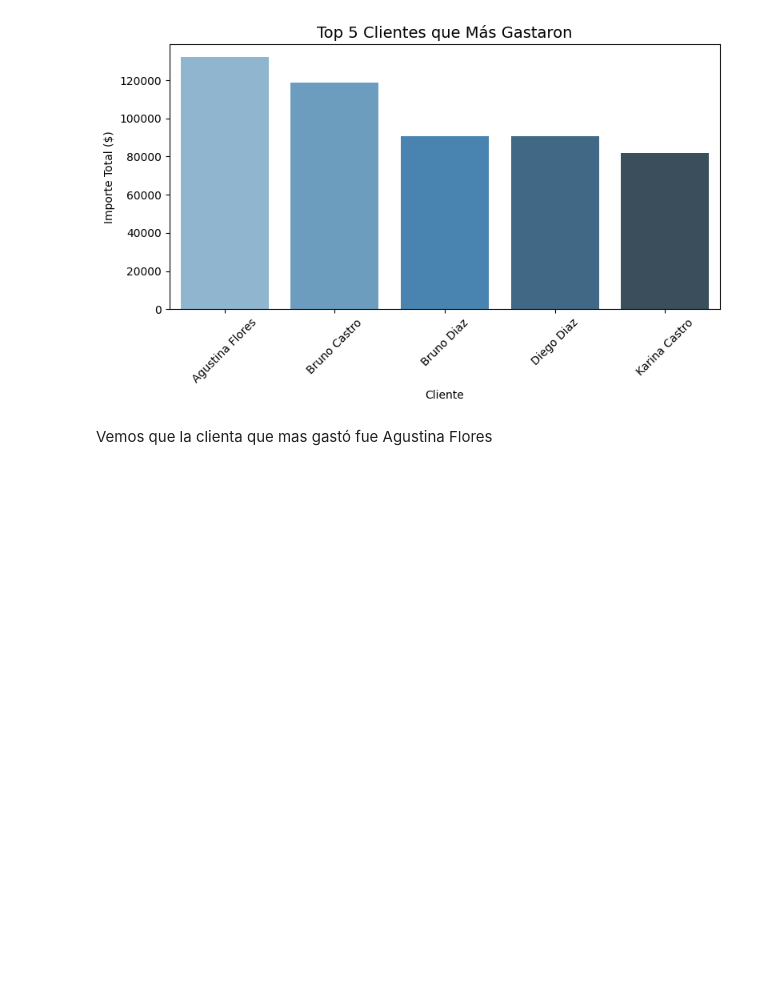
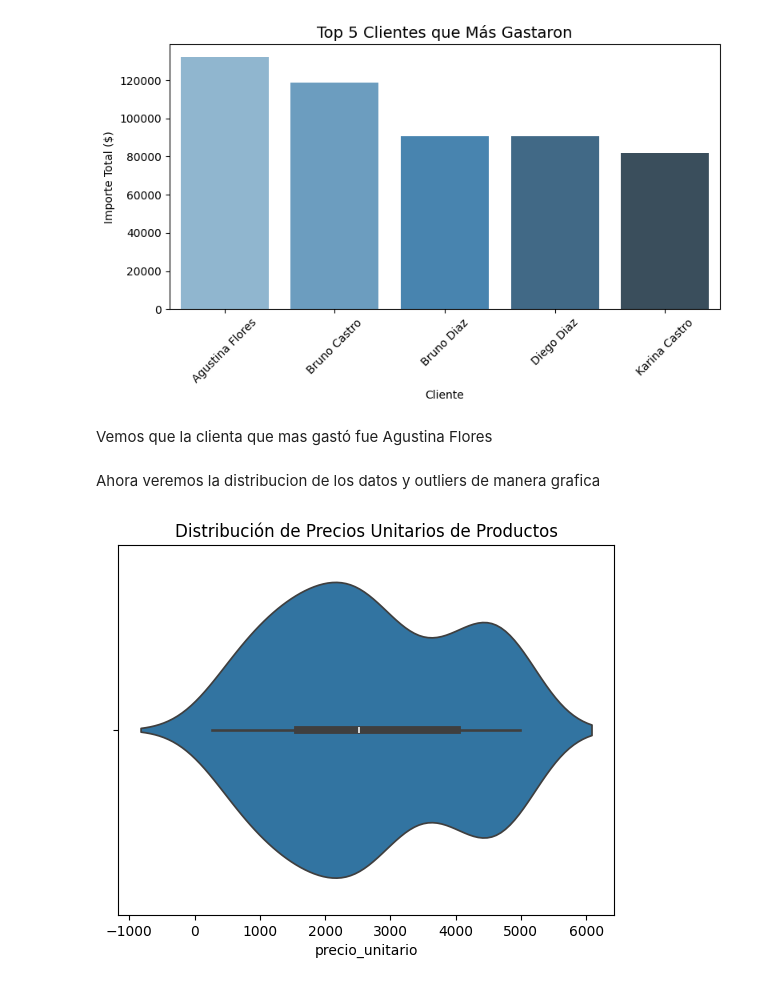
Before and after one commit to luisestebanardiles/Proyecto-Aurelion, a Jupyter notebook: limpieza_datos.ipynb, the cells around one changed output. Drawn from its saved outputs; the diff is of its cells as text; code cells hidden in the pictures; blank space fills up the shorter version.

Commit message:
Se agregaron graficas

```diff
--- a/limpieza_datos.ipynb
+++ b/limpieza_datos.ipynb
@@ -688,3 +733,11 @@ Passing `palette` without assigning `hue` is deprecated and will be removed in v
 [figure]
 # %% [markdown]
 Vemos que la clienta que mas gastó fue Agustina Flores
+# %% [markdown]
+Ahora veremos la distribucion de los datos y outliers de manera grafica
+# %%
+sns.violinplot(x=df_productos_limpio['precio_unitario'])
+plt.title('Distribución de Precios Unitarios de Productos')
+plt.show()
+# %% [output]
+[figure, added]
```
Also changed, not shown: parts of 31 cells of this notebook, 4 other files.
